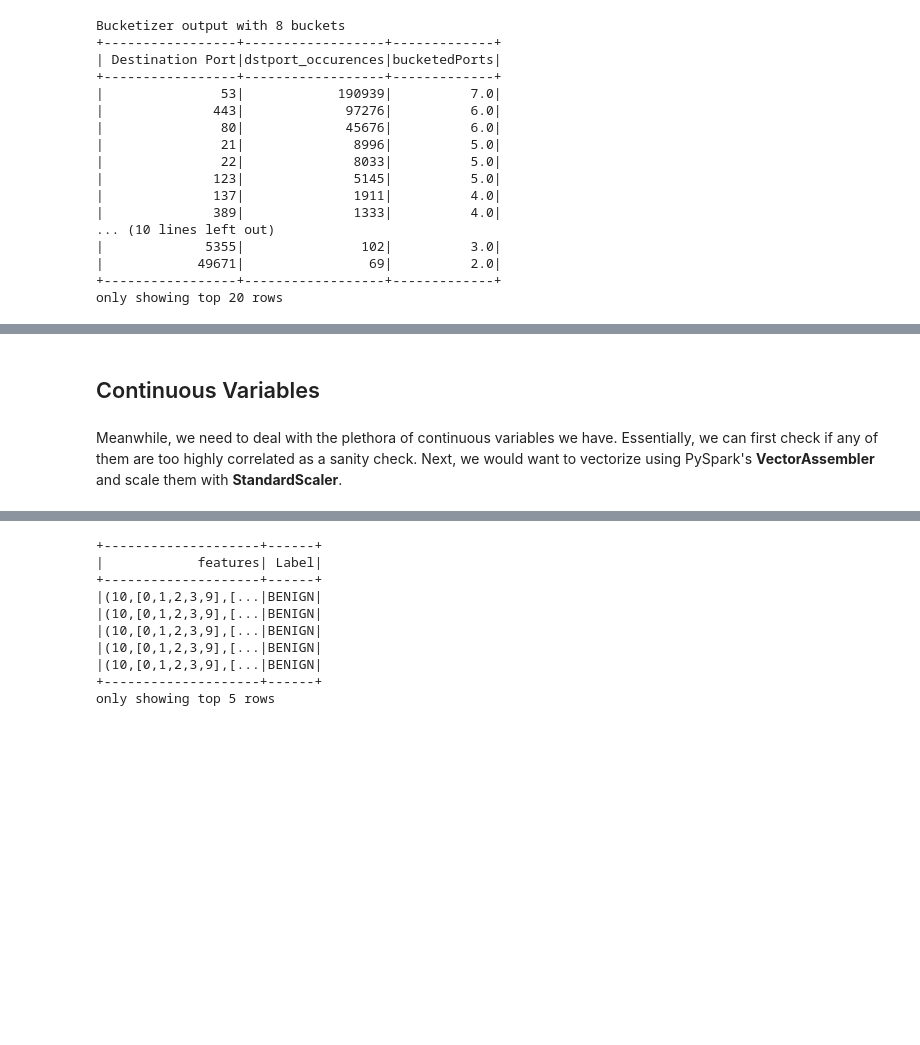
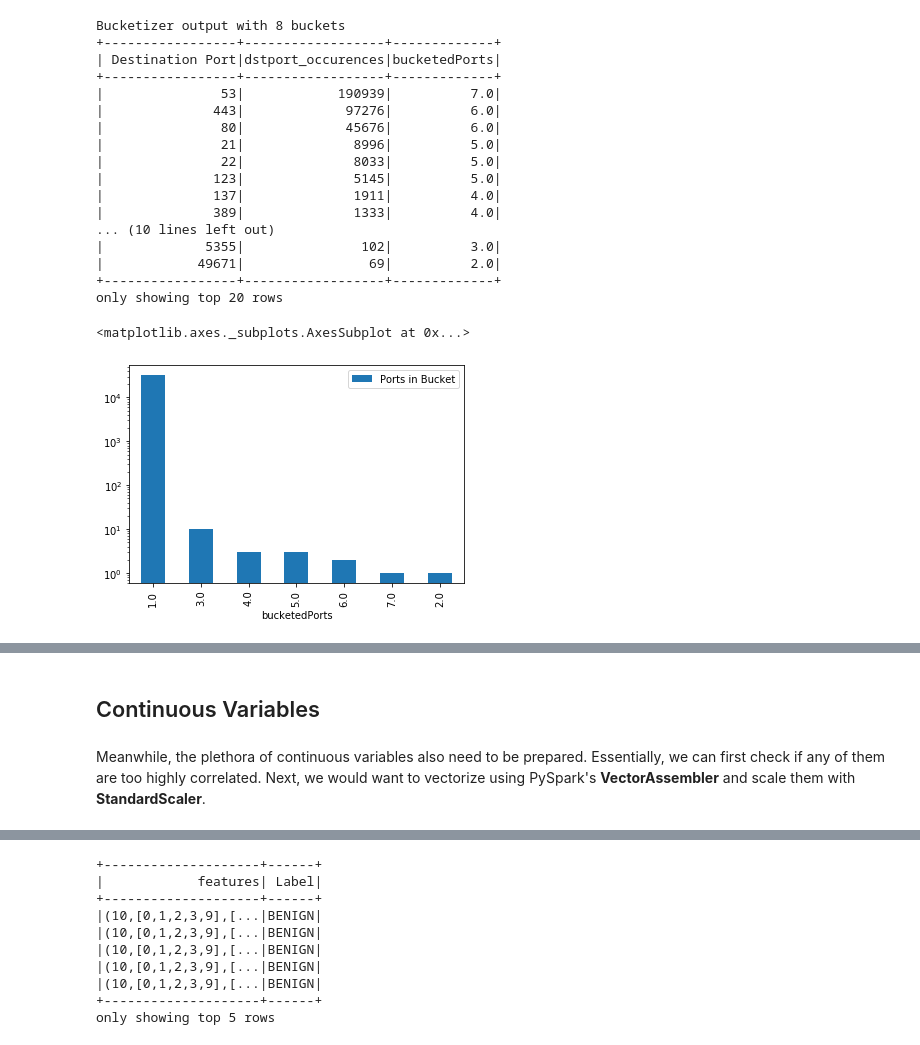
Before and after one commit to brandongrifs/MLSecurityBlog, a Jupyter notebook: Blog Example Code.ipynb, the cells around one changed output, grey strips where cells are left out. Saved outputs shown, nothing was run; the diff lists cells and outputs as text; code cells hidden in the pictures; blank space fills up the shorter version.

```diff
--- a/Blog Example Code.ipynb
+++ b/Blog Example Code.ipynb
@@ -235,6 +274,13 @@ Bucketizer output with 8 buckets
 |            49671|                69|          2.0|
 +-----------------+------------------+-------------+
 only showing top 20 rows
+# %%
+bucketspd = bucketedData.groupby('bucketedPorts').agg(func.count(' Destination Port').alias('Ports in Bucket'))\
+    .sort(col('Ports in Bucket').desc()).limit(50).toPandas()
+bucketspd.plot.bar('bucketedPorts', 'Ports in Bucket', logy=True)
+# %% [output]
+<matplotlib.axes._subplots.AxesSubplot at 0x...>
+[figure, added]
 # %%
 ##This step is to avoid naming issues in the following join
 bucketedData = bucketedData.withColumn("dstport", col(" Destination Port"))
@@ -271,7 +317,7 @@ only showing top 10 rows
 # %% [markdown]
 ## Continuous Variables
 # %% [markdown]
-Meanwhile, we need to deal with the plethora of continuous variables we have. Essentially, we can first check if any of them are too highly correlated as a sanity check. Next, we would want to vectorize using PySpark's <b> VectorAssembler</b> and scale them with <b>StandardScaler</b>.
+Meanwhile, the plethora of continuous variables also need to be prepared. Essentially, we can first check if any of them are too highly correlated. Next, we would want to vectorize using PySpark's <b> VectorAssembler</b> and scale them with <b>StandardScaler</b>.
 # %%
 categ_cols = ['bucketedPorts', 'Fwd PSH Flags']
 # %%
```
Also changed, not shown: parts of 38 cells of this notebook.
